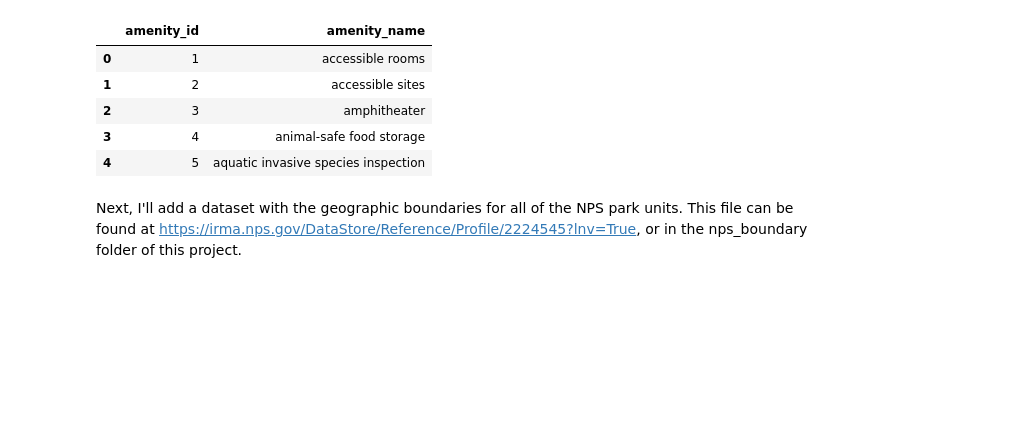
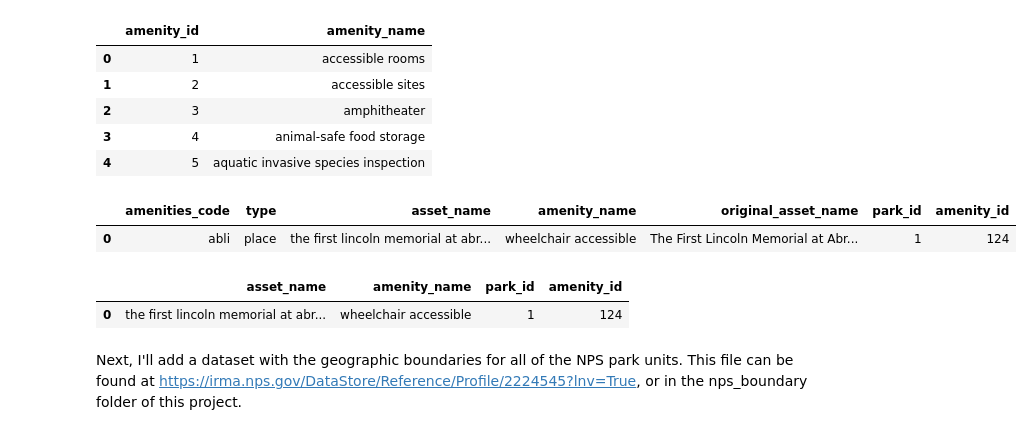
Before and after one commit to jeccalong/NPS_Mortality_Analysis, a Jupyter notebook: Notebooks/aquisitionAndCleaning.ipynb, the cells around one changed output. Saved outputs shown, nothing was run; the diff lists cells and outputs as text; code cells hidden in the pictures; blank space fills up the shorter version.

```diff
--- a/Notebooks/aquisitionAndCleaning.ipynb
+++ b/Notebooks/aquisitionAndCleaning.ipynb
@@ -2608,6 +2615,22 @@ df_amenity_types.head()
 | 2 | 3 | amphitheater |
 | 3 | 4 | animal-safe food storage |
 | 4 | 5 | aquatic invasive species inspection |
+# %%
+#Add amenity_id
+amenity_map = df_amenity_types.set_index('amenity_name')['amenity_id'].to_dict()
+df_amenities['amenity_id'] = df_amenities['amenity_name'].map(amenity_map)
+
+df_amenities.head(1)
+# %% [output]
+|  | amenities_code | type | asset_name | amenity_name | original_asset_name | park_id | amenity_id |
+| 0 | abli | place | the first lincoln memorial at abr... | wheelchair accessible | The First Lincoln Memorial at Abr... | 1 | 124 |
+# %%
+df_amenities = df_amenities.drop(columns=['amenities_code', 'type', 'original_asset_name'])
+
+df_amenities.head(1)
+# %% [output]
+|  | asset_name | amenity_name | park_id | amenity_id |
+| 0 | the first lincoln memorial at abr... | wheelchair accessible | 1 | 124 |
 # %% [markdown]
 Next, I'll add a dataset with the geographic boundaries for all of the NPS park units. This file can be found at https://irma.nps.gov/DataStore/Reference/Profile/2224545?lnv=True, or in the nps_boundary folder of this project.
 # %%
```
Also changed, not shown: parts of 4 cells of this notebook, 1 other file.
